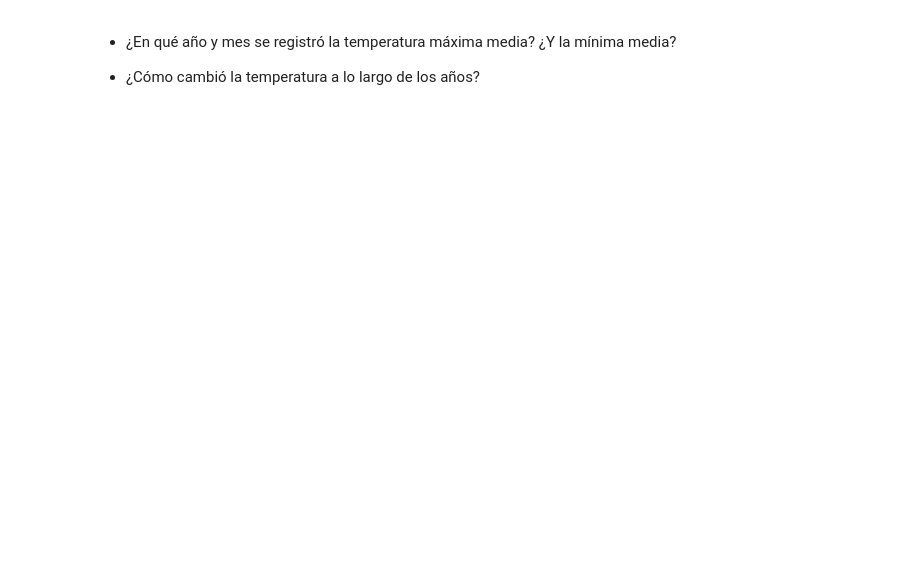
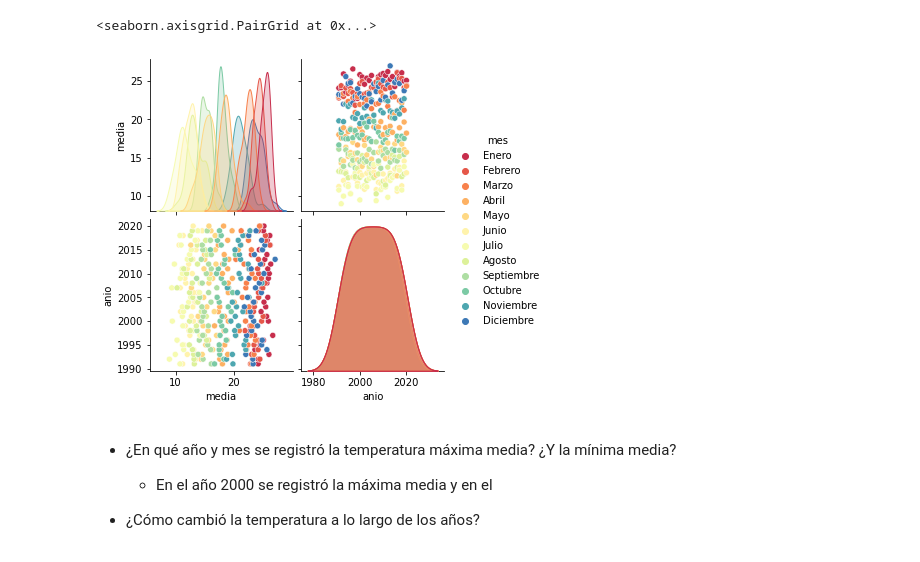
Before and after one commit to SimonAtias/Trabajos, a Jupyter notebook: Tec. Soporte Informático 2021/trabajoTemperaturas/notebooks/notebook.ipynb, the cells around one changed output. Drawn from its saved outputs; the diff is of its cells as text; code cells hidden in the pictures; blank space fills up the shorter version.

```diff
--- a/Tec. Soporte Informático 2021/trabajoTemperaturas/notebooks/notebook.ipynb
+++ b/Tec. Soporte Informático 2021/trabajoTemperaturas/notebooks/notebook.ipynb
@@ -18,4 +19,11 @@ grafico = sns.pairplot(df2,hue="anio",palette="Spectral")
+# %%
+df3 = df[["media", "mes", "anio" ]]
+sns.pairplot(df3,hue="mes",palette="Spectral")
+# %% [output]
+<seaborn.axisgrid.PairGrid at 0x...>
+[figure, added]
 # %% [markdown]
 - ¿En qué año y mes se registró la temperatura máxima media? ¿Y la mínima media?
+    - En el año 2000 se registró la máxima media y en el
 
 - ¿Cómo cambió la temperatura a lo largo de los años?
```
Also changed, not shown: parts of 2 cells of this notebook.
